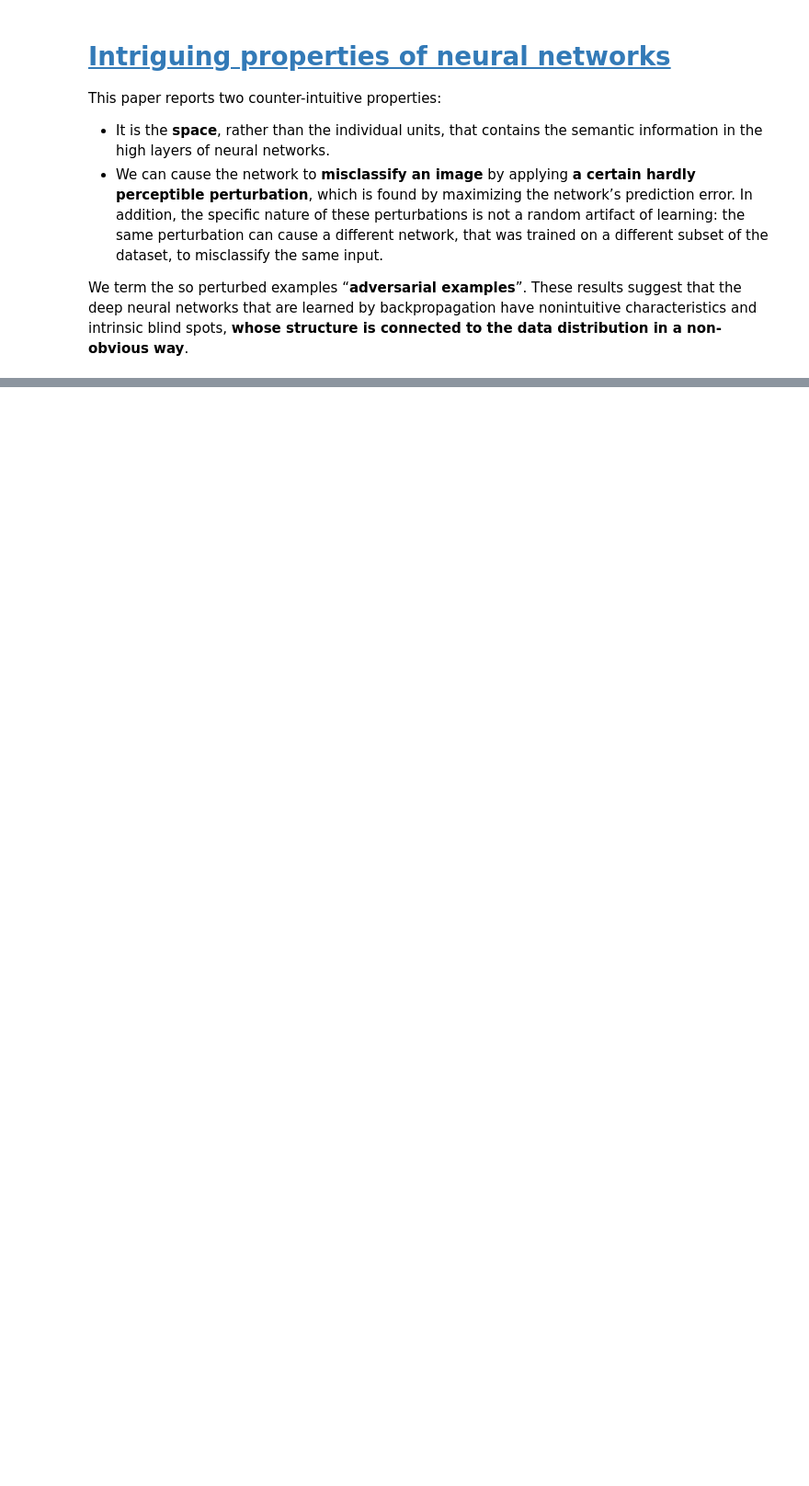
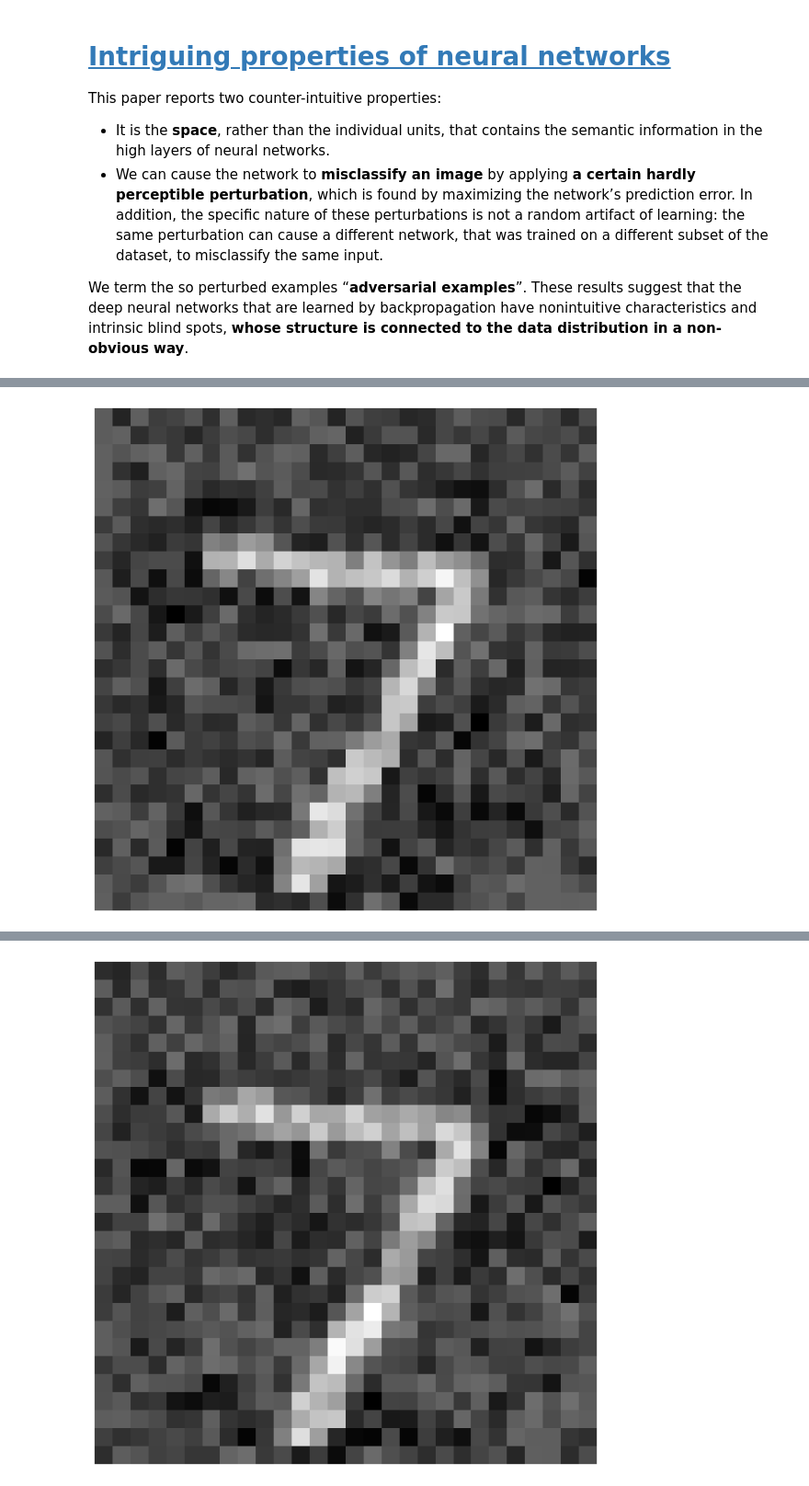
Before and after one commit to JR-Zhang-CN/Github, a Jupyter notebook: Intriguing properties of neural networks/Intriguing properties of neural networks.ipynb, the cells around one changed output, grey strips where cells are left out. Shown: that part at 92% size. Drawn from its saved outputs; the diff is of its cells as text; code cells hidden in the pictures; blank space fills up the shorter version.

```diff
--- a/Intriguing properties of neural networks/Intriguing properties of neural networks.ipynb
+++ b/Intriguing properties of neural networks/Intriguing properties of neural networks.ipynb
@@ -138,0 +171,51 @@ imshow(torchvision.utils.make_grid(sample_img, normalize=True))
+# %%
+right=sample_img-torch.zeros_like(sample_img)
+left=sample_img-torch.ones_like(sample_img)
+
+m=100
+for num in range(10):
+
+    r = torch.zeros_like(sample_img).cuda()
+    for i in range(r.shape[1]):
+        for j in range(r.shape[2]):
+            r[0,i,j]=np.random.uniform(right[0,i,j],left[0,i,j])
+    r.requires_grad = True
+
+    c = torch.rand(1).cuda()
+    c = 1 / (c + 1e-10)
+    c.requires_grad = True
+
+    # optimizer_adv = torch.optim.LBFGS([r, c], lr=0.01 , line_search_fn='strong_wolfe', history_size=m)
+    optimizer_adv = torch.optim.Adam([r, c], lr=0.005)
+
+    for i in range(1000):
+
+        X = sample_img.cuda() + r.cuda()
+        Y = torch.tensor([num]).cuda()
+
+        output,_,_ = model(X)
+        _,prediction = torch.max(output.data,1)
+
+        loss_adv= c.abs() * torch.norm(r, p=2).cuda() + loss(output,Y)
+
+        def closure():
+            return loss_adv
+
+        optimizer_adv.zero_grad()
+        loss_adv.backward(retain_graph=True)
+        optimizer_adv.step(closure=closure)
+
+
+        if (i+1) % 100 == 0:
+            print('num: %d, epoch: [%d/%d], prediction: %d, loss_adv: %.5f' % (num, i+1, 1000, prediction.item(), loss_adv.item()))
+
+
+        if (i+1) == 1000:
+            imshow(torchvision.utils.make_grid(X.data.cpu(), normalize=True))
+
+        if prediction.item() != 7 and prediction.item() == num:
+            print('num: %d, epoch: [%d/%d], prediction: %d, loss_adv: %.5f' % (num, i+1, 1000, prediction.item(), loss_adv.item()))
+            print('Attack success! The number is ',prediction.item())
+            imshow(torchvision.utils.make_grid(X.data.cpu(), normalize=True))
+            break
+# %% [output]
@@ -138,0 +224 @@ imshow(torchvision.utils.make_grid(sample_img, normalize=True))
+[figure, added]
@@ -138,0 +227 @@ imshow(torchvision.utils.make_grid(sample_img, normalize=True))
+[figure, added]
```
Also changed, not shown: parts of 6 cells of this notebook.
